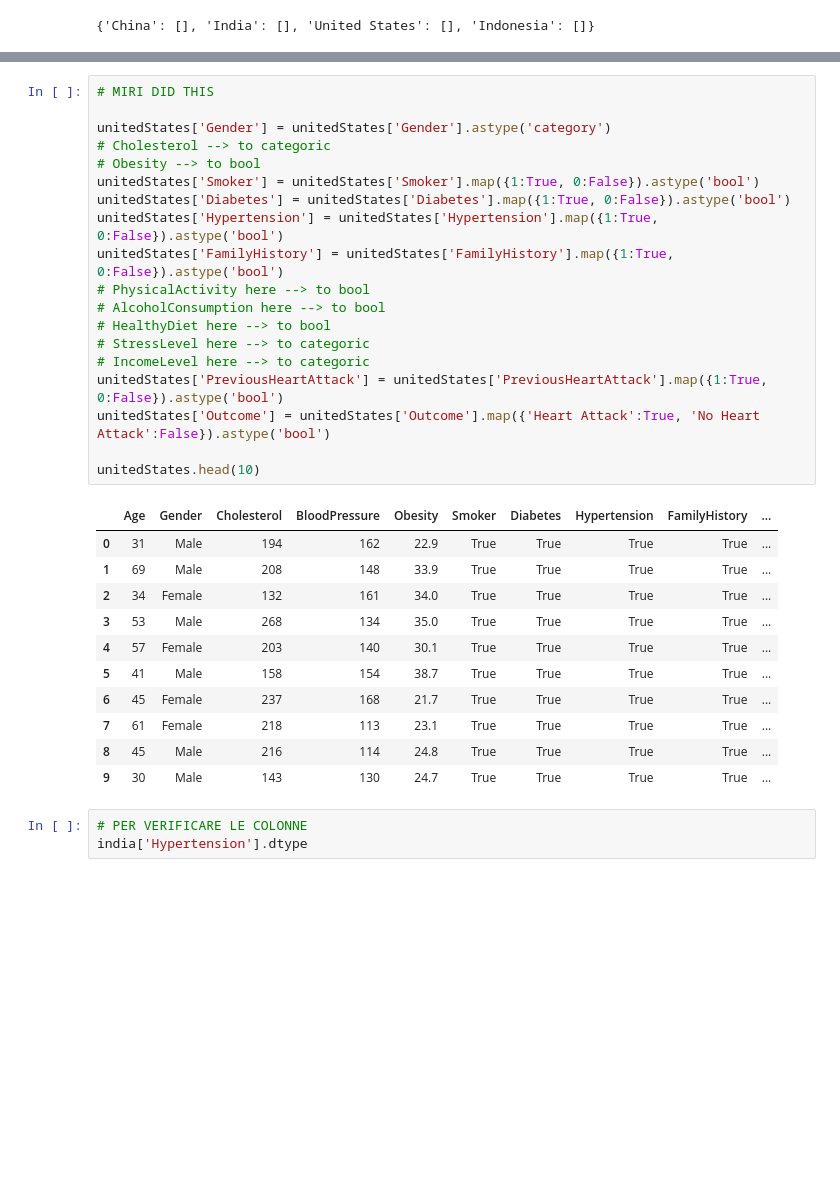
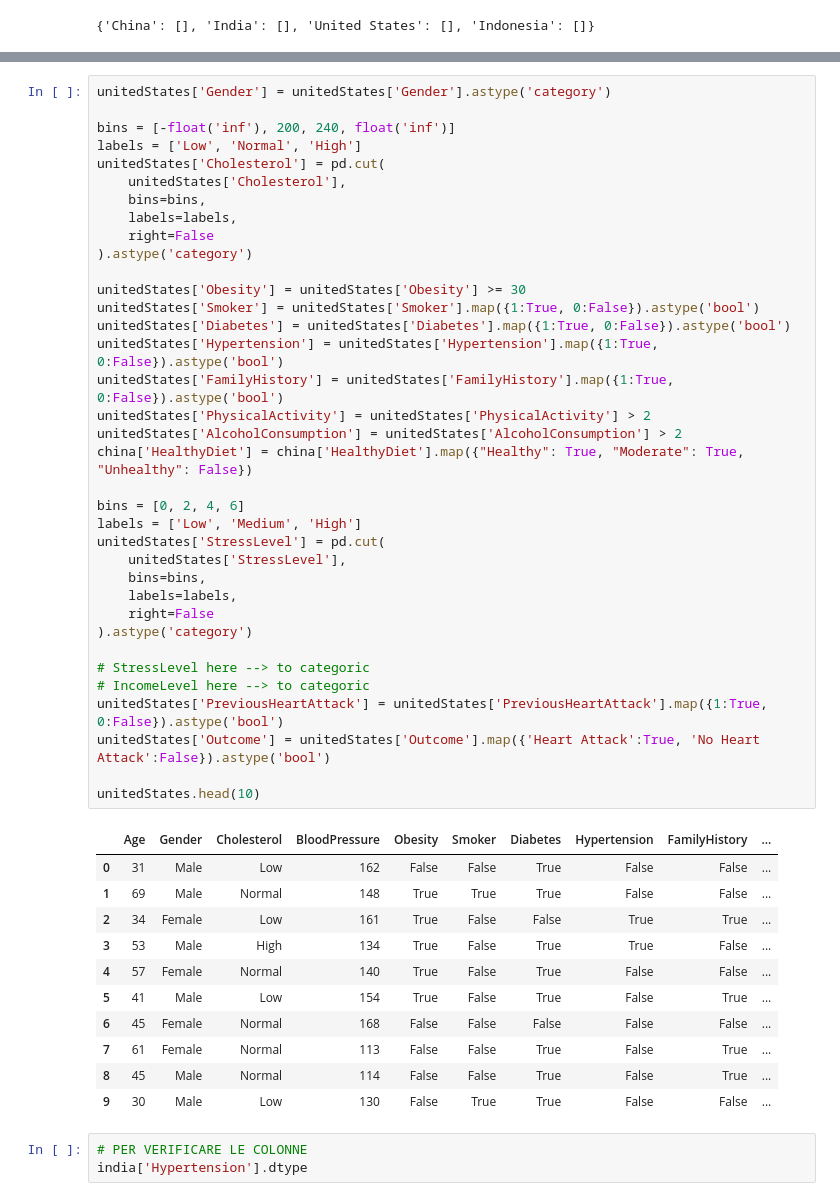
Before and after one commit to miriamsonaglia/Heart-Attack-Prediction-Model, a Jupyter notebook: DataIntensive.ipynb, the cells around one changed output, grey strips where cells are left out. Saved outputs shown, nothing was run; the diff lists cells and outputs as text; blank space fills up the shorter version.

```diff
--- a/DataIntensive.ipynb
+++ b/DataIntensive.ipynb
@@ -204,34 +217,51 @@ china.head(10)
 # %%
-# MIRI DID THIS
+unitedStates['Gender'] = unitedStates['Gender'].astype('category')
 
-unitedStates['Gender'] = unitedStates['Gender'].astype('category')
-# Cholesterol --> to categoric
-# Obesity --> to bool
+bins = [-float('inf'), 200, 240, float('inf')]
+labels = ['Low', 'Normal', 'High']
+unitedStates['Cholesterol'] = pd.cut(
+    unitedStates['Cholesterol'],
+    bins=bins,
+    labels=labels,
+    right=False
+).astype('category')
+
+unitedStates['Obesity'] = unitedStates['Obesity'] >= 30
 unitedStates['Smoker'] = unitedStates['Smoker'].map({1:True, 0:False}).astype('bool')
 unitedStates['Diabetes'] = unitedStates['Diabetes'].map({1:True, 0:False}).astype('bool')
 unitedStates['Hypertension'] = unitedStates['Hypertension'].map({1:True, 0:False}).astype('bool')
 unitedStates['FamilyHistory'] = unitedStates['FamilyHistory'].map({1:True, 0:False}).astype('bool')
-# PhysicalActivity here --> to bool
-# AlcoholConsumption here --> to bool
-# HealthyDiet here --> to bool
+unitedStates['PhysicalActivity'] = unitedStates['PhysicalActivity'] > 2
+unitedStates['AlcoholConsumption'] = unitedStates['AlcoholConsumption'] > 2
+china['HealthyDiet'] = china['HealthyDiet'].map({"Healthy": True, "Moderate": True, "Unhealthy": False})
+
+bins = [0, 2, 4, 6]
+labels = ['Low', 'Medium', 'High']
+unitedStates['StressLevel'] = pd.cut(
+    unitedStates['StressLevel'],
+    bins=bins,
+    labels=labels,
+    right=False
+).astype('category')
+
 # StressLevel here --> to categoric
 # IncomeLevel here --> to categoric
 unitedStates['PreviousHeartAttack'] = unitedStates['PreviousHeartAttack'].map({1:True, 0:False}).astype('bool')
 unitedStates['Outcome'] = unitedStates['Outcome'].map({'Heart Attack':True, 'No Heart Attack':False}).astype('bool')
 
 unitedStates.head(10)
 # %% [output]
 |  | Age | Gender | Cholesterol | BloodPressure | Obesity | Smoker | Diabetes | Hypertension | FamilyHistory | ... |
-| 0 | 31 | Male | 194 | 162 | 22.9 | True | True | True | True | ... |
-| 1 | 69 | Male | 208 | 148 | 33.9 | True | True | True | True | ... |
-| 2 | 34 | Female | 132 | 161 | 34.0 | True | True | True | True | ... |
-| 3 | 53 | Male | 268 | 134 | 35.0 | True | True | True | True | ... |
-| 4 | 57 | Female | 203 | 140 | 30.1 | True | True | True | True | ... |
-| 5 | 41 | Male | 158 | 154 | 38.7 | True | True | True | True | ... |
-| 6 | 45 | Female | 237 | 168 | 21.7 | True | True | True | True | ... |
-| 7 | 61 | Female | 218 | 113 | 23.1 | True | True | True | True | ... |
-| 8 | 45 | Male | 216 | 114 | 24.8 | True | True | True | True | ... |
-| 9 | 30 | Male | 143 | 130 | 24.7 | True | True | True | True | ... |
+| 0 | 31 | Male | Low | 162 | False | False | True | False | False | ... |
+| 1 | 69 | Male | Normal | 148 | True | True | True | False | False | ... |
+| 2 | 34 | Female | Low | 161 | True | False | False | True | True | ... |
+| 3 | 53 | Male | High | 134 | True | False | True | True | False | ... |
+| 4 | 57 | Female | Normal | 140 | True | False | True | False | False | ... |
+| 5 | 41 | Male | Low | 154 | True | False | True | False | True | ... |
+| 6 | 45 | Female | Normal | 168 | False | False | False | False | False | ... |
+| 7 | 61 | Female | Normal | 113 | False | False | True | False | True | ... |
+| 8 | 45 | Male | Normal | 114 | False | False | True | False | True | ... |
+| 9 | 30 | Male | Low | 130 | False | True | True | False | False | ... |
 # %%
 # PER VERIFICARE LE COLONNE
 india['Hypertension'].dtype
```
Also changed, not shown: parts of 3 cells of this notebook.
